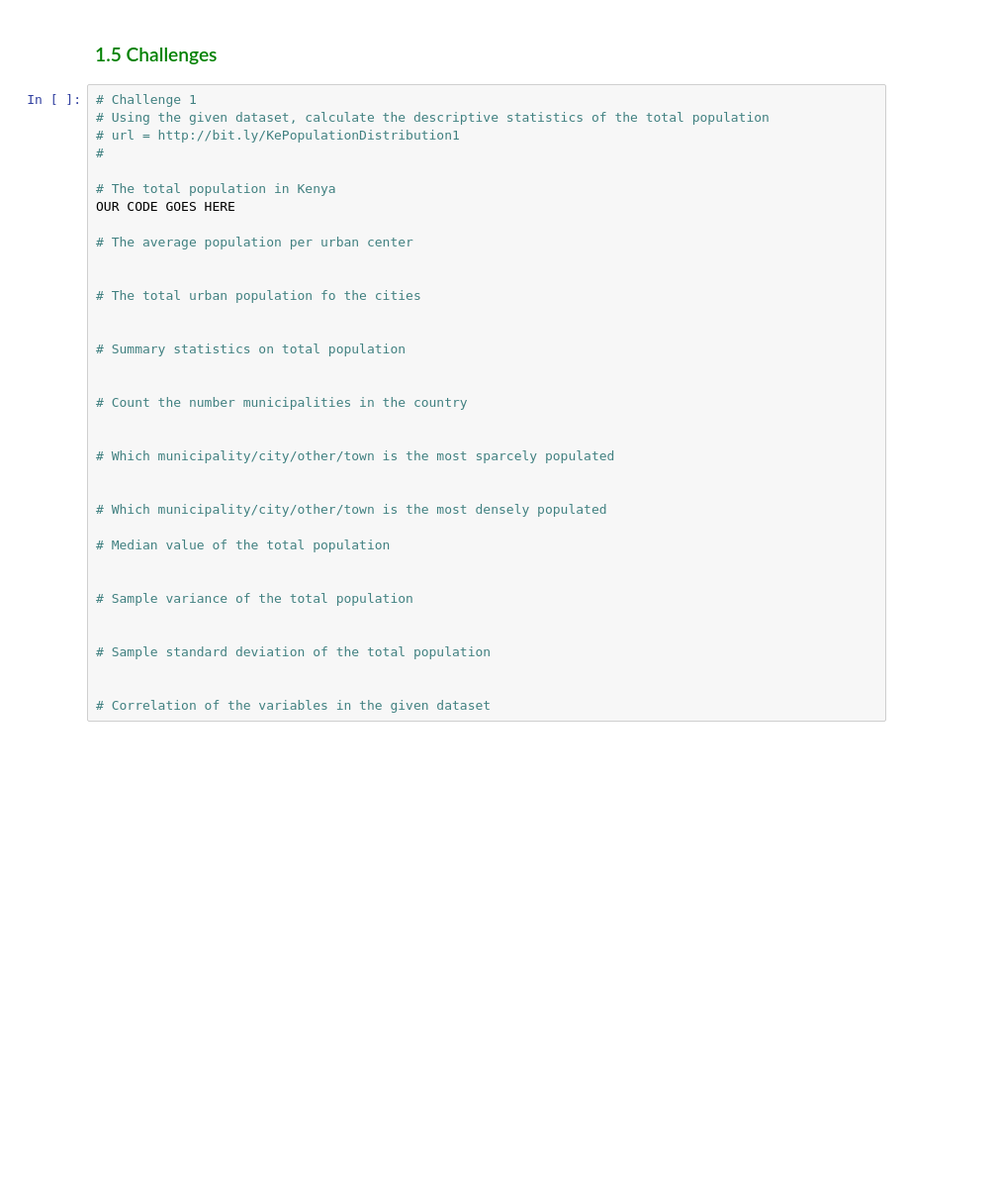
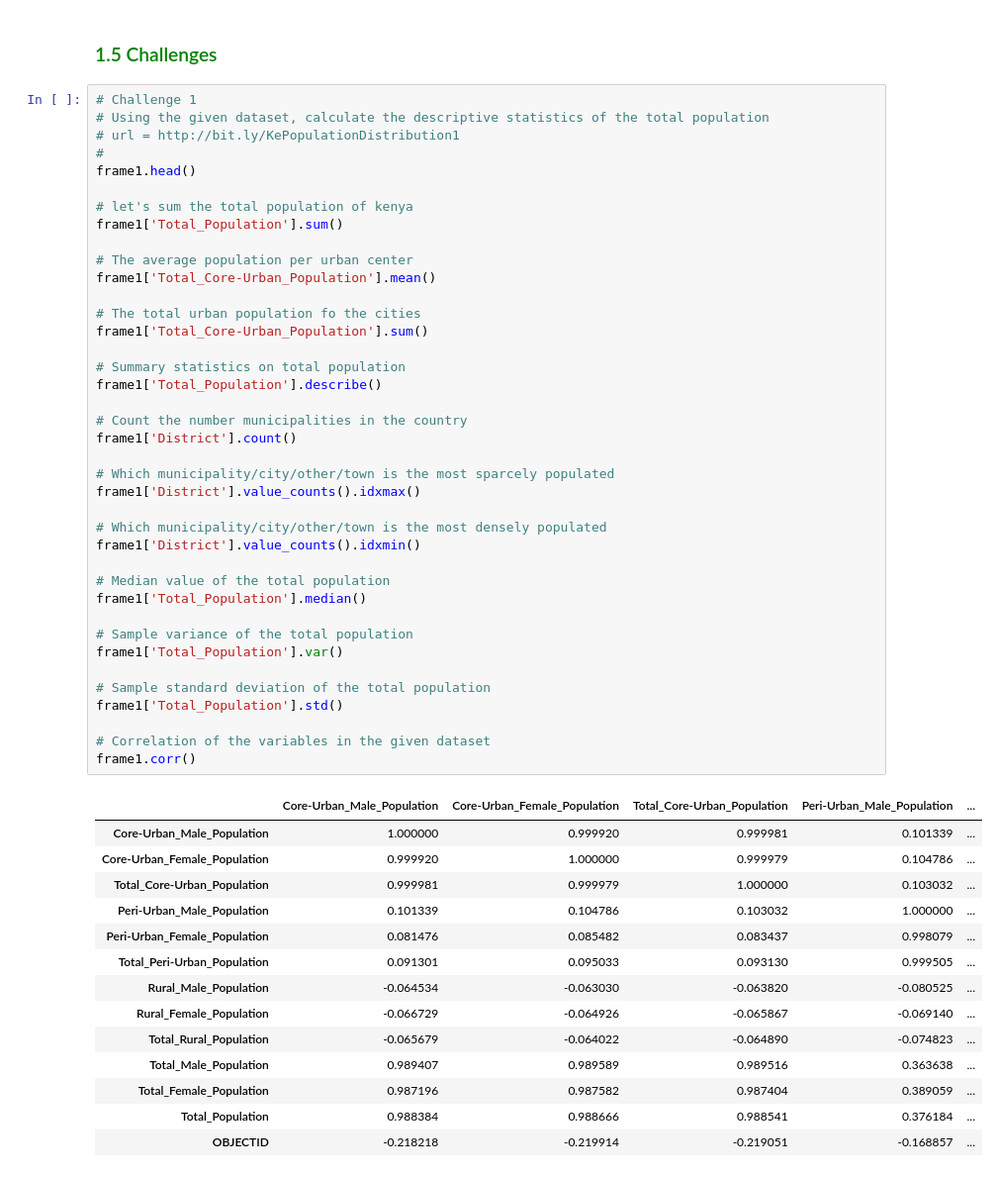
Before and after one commit to stogaja/DATA-SCIENCE, a Jupyter notebook: THURSDAY/Pandas_Basics_II.ipynb, the cells around one changed output. Shown: that part at 99% size. Saved outputs shown, nothing was run; the diff lists cells and outputs as text; blank space fills up the shorter version.

```diff
--- a/THURSDAY/Pandas_Basics_II.ipynb
+++ b/THURSDAY/Pandas_Basics_II.ipynb
@@ -1082,39 +1181,57 @@ df
 # %%
 # Challenge 1
 # Using the given dataset, calculate the descriptive statistics of the total population
 # url = http://bit.ly/KePopulationDistribution1
 #
+frame1.head()
 
-# The total population in Kenya
-OUR CODE GOES HERE
+# let's sum the total population of kenya
+frame1['Total_Population'].sum()
 
 # The average population per urban center
-
+frame1['Total_Core-Urban_Population'].mean()
 
 # The total urban population fo the cities
-
+frame1['Total_Core-Urban_Population'].sum()
 
 # Summary statistics on total population
-
+frame1['Total_Population'].describe()
 
 # Count the number municipalities in the country
-
+frame1['District'].count()
 
 # Which municipality/city/other/town is the most sparcely populated
-
+frame1['District'].value_counts().idxmax()
 
 # Which municipality/city/other/town is the most densely populated
+frame1['District'].value_counts().idxmin()
 
 # Median value of the total population
-
+frame1['Total_Population'].median()
 
 # Sample variance of the total population
-
+frame1['Total_Population'].var()
 
 # Sample standard deviation of the total population
-
+frame1['Total_Population'].std()
 
 # Correlation of the variables in the given dataset
+frame1.corr()
+# %% [output]
+|  | Core-Urban_Male_Population | Core-Urban_Female_Population | Total_Core-Urban_Population | Peri-Urban_Male_Population | ... |
+| Core-Urban_Male_Population | 1.000000 | 0.999920 | 0.999981 | 0.101339 | ... |
+| Core-Urban_Female_Population | 0.999920 | 1.000000 | 0.999979 | 0.104786 | ... |
+| Total_Core-Urban_Population | 0.999981 | 0.999979 | 1.000000 | 0.103032 | ... |
+| Peri-Urban_Male_Population | 0.101339 | 0.104786 | 0.103032 | 1.000000 | ... |
+| Peri-Urban_Female_Population | 0.081476 | 0.085482 | 0.083437 | 0.998079 | ... |
+| Total_Peri-Urban_Population | 0.091301 | 0.095033 | 0.093130 | 0.999505 | ... |
+| Rural_Male_Population | -0.064534 | -0.063030 | -0.063820 | -0.080525 | ... |
+| Rural_Female_Population | -0.066729 | -0.064926 | -0.065867 | -0.069140 | ... |
+| Total_Rural_Population | -0.065679 | -0.064022 | -0.064890 | -0.074823 | ... |
+| Total_Male_Population | 0.989407 | 0.989589 | 0.989516 | 0.363638 | ... |
+| Total_Female_Population | 0.987196 | 0.987582 | 0.987404 | 0.389059 | ... |
+| Total_Population | 0.988384 | 0.988666 | 0.988541 | 0.376184 | ... |
+| OBJECTID | -0.218218 | -0.219914 | -0.219051 | -0.168857 | ... |
 # %%
 # Challenge 2
 # Using the given dictionary below, find out the mean and median of the points during the Years
```
Also changed, not shown: parts of 16 cells of this notebook.
